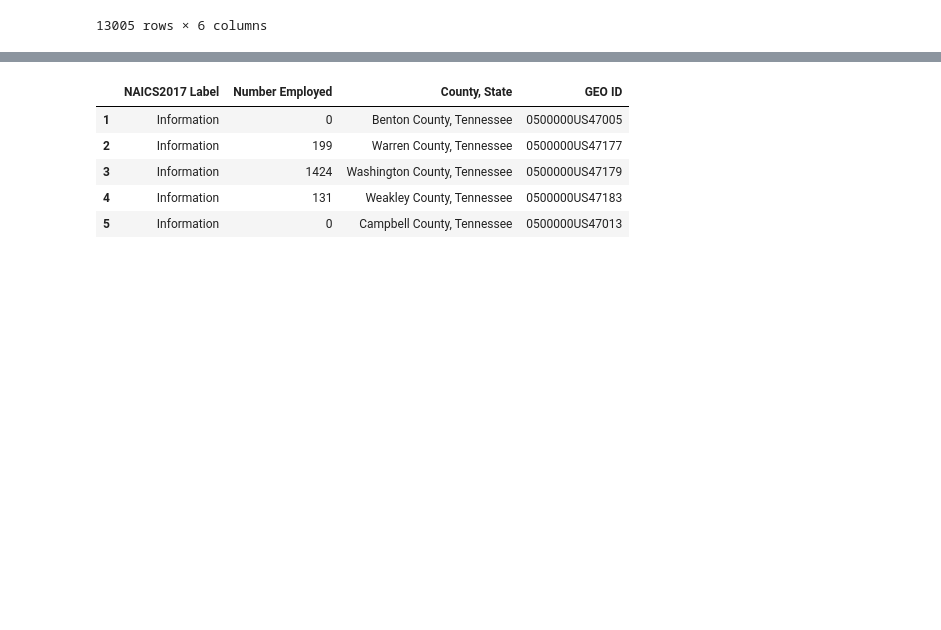
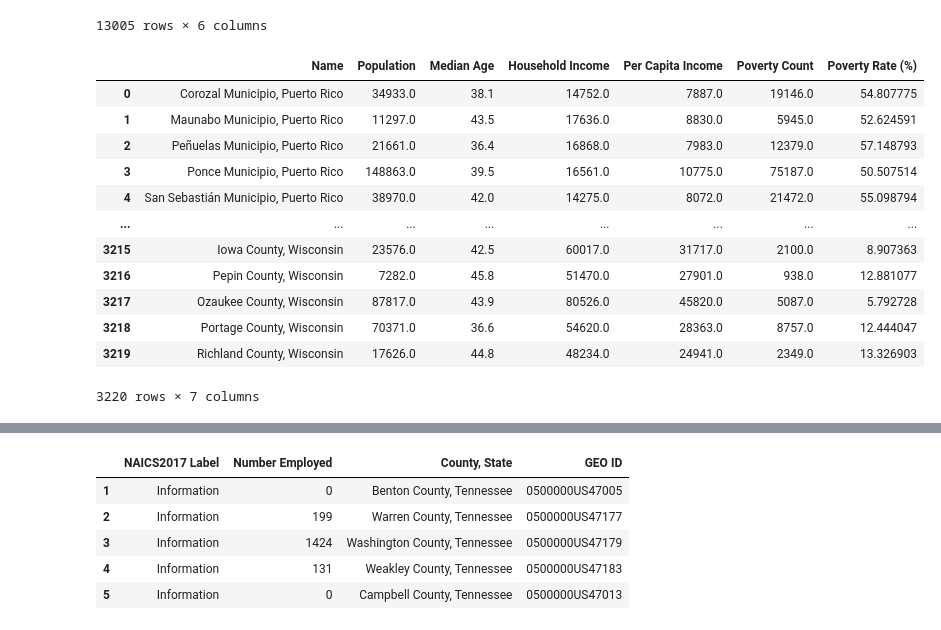
Before and after one commit to Falcon-d/Project-1-Broadband-Access, a Jupyter notebook: Presentation Data Exploration and Cleanup.ipynb, the cells around one changed output, grey strips where cells are left out. Cells and saved outputs as stored; diff of their text form; code cells hidden in the pictures; blank space fills up the shorter version.

Commit message:
finished presentation data cleanup

```diff
--- a/Presentation Data Exploration and Cleanup.ipynb
+++ b/Presentation Data Exploration and Cleanup.ipynb
@@ -68,0 +70,55 @@ clean_df.to_csv(output_path, index=False)
+# %%
+# Dependencies
+import numpy as np
+import pandas as pd
+import matplotlib.pyplot as plt
+import requests
+from census import Census
+from scipy import stats
+
+# Census API Key
+from config import census_api_key
+c = Census(census_api_key, year=2017)
+# %%
+# The following code is a slightly modified version of that found in the bootcamp on sections pertaining to the census module.
+census_data = c.acs5.get(("NAME", "B19013_001E", "B01003_001E", "B01002_001E",
+                          "B19301_001E",
+                          "B17001_002E"), {'for': 'county:*'})
+
+# Convert to DataFrame
+census_pd = pd.DataFrame(census_data)
+
+# Column Renaming so it is readable by humans
+census_pd = census_pd.rename(columns={"B01003_001E": "Population",
+                                      "B01002_001E": "Median Age",
+                                      "B19013_001E": "Household Income",
+                                      "B19301_001E": "Per Capita Income",
+                                      "B17001_002E": "Poverty Count",
+                                      "NAME": "Name"})
+
+# Add in Poverty Rate (Poverty Count / Population)
+census_pd["Poverty Rate (%)"] = 100 * \
+    census_pd["Poverty Count"].astype(
+        int) / census_pd["Population"].astype(int)
+
+# Final DataFrame
+census_df = census_pd[["Name", "Population", "Median Age", "Household Income",
+                       "Per Capita Income", "Poverty Count", "Poverty Rate (%)"]]
+
+# Output dataframe to csv and screen
+census_df.to_csv("CSV_files/acs5_2017.csv")
+census_df
+# %% [output]
+|  | Name | Population | Median Age | Household Income | Per Capita Income | Poverty Count | Poverty Rate (%) |
+| 0 | Corozal Municipio, Puerto Rico | 34933.0 | 38.1 | 14752.0 | 7887.0 | 19146.0 | 54.807775 |
+| 1 | Maunabo Municipio, Puerto Rico | 11297.0 | 43.5 | 17636.0 | 8830.0 | 5945.0 | 52.624591 |
+| 2 | Peñuelas Municipio, Puerto Rico | 21661.0 | 36.4 | 16868.0 | 7983.0 | 12379.0 | 57.148793 |
+| 3 | Ponce Municipio, Puerto Rico | 148863.0 | 39.5 | 16561.0 | 10775.0 | 75187.0 | 50.507514 |
+| 4 | San Sebastián Municipio, Puerto Rico | 38970.0 | 42.0 | 14275.0 | 8072.0 | 21472.0 | 55.098794 |
+| ... | ... | ... | ... | ... | ... | ... | ... |
+| 3215 | Iowa County, Wisconsin | 23576.0 | 42.5 | 60017.0 | 31717.0 | 2100.0 | 8.907363 |
+| 3216 | Pepin County, Wisconsin | 7282.0 | 45.8 | 51470.0 | 27901.0 | 938.0 | 12.881077 |
+| 3217 | Ozaukee County, Wisconsin | 87817.0 | 43.9 | 80526.0 | 45820.0 | 5087.0 | 5.792728 |
+| 3218 | Portage County, Wisconsin | 70371.0 | 36.6 | 54620.0 | 28363.0 | 8757.0 | 12.444047 |
+| 3219 | Richland County, Wisconsin | 17626.0 | 44.8 | 48234.0 | 24941.0 | 2349.0 | 13.326903 |
+3220 rows × 7 columns
```
Also changed, not shown: parts of 4 cells of this notebook, 1 other file.
